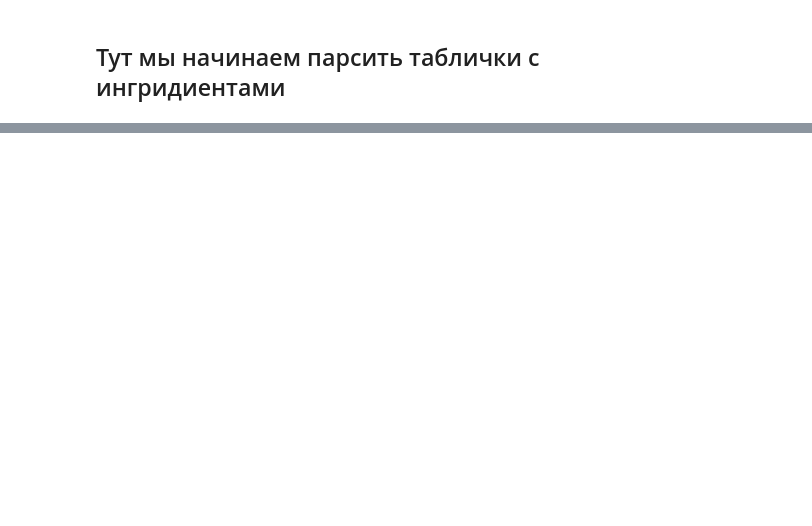
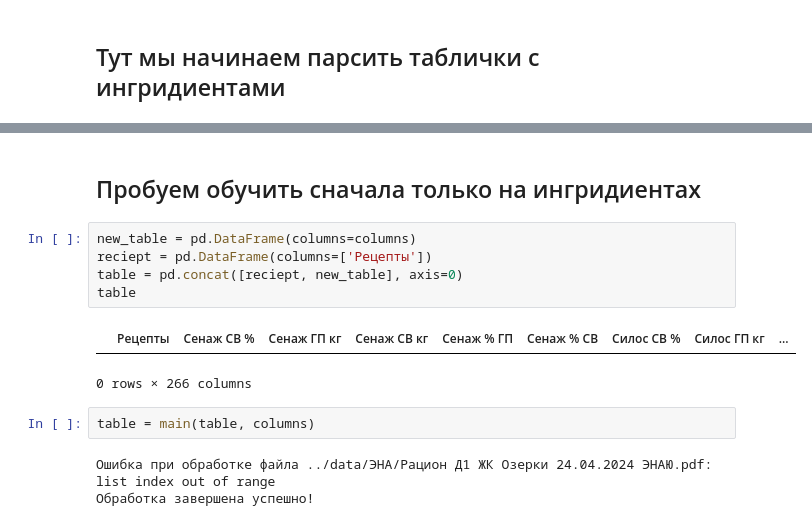
Before and after one commit to Sosylka19/EcoNiva-Cows, a Jupyter notebook: src/tables.ipynb, the cells around one changed output, grey strips where cells are left out. Drawn from its saved outputs; the diff is of its cells as text; blank space fills up the shorter version.

```diff
--- a/src/tables.ipynb
+++ b/src/tables.ipynb
@@ -151,0 +173,15 @@ data
+# %% [markdown]
+## Пробуем обучить сначала только на ингридиентах
+# %%
+new_table = pd.DataFrame(columns=columns)
+reciept = pd.DataFrame(columns=['Рецепты'])
+table = pd.concat([reciept, new_table], axis=0)
+table
+# %% [output]
+|  | Рецепты | Сенаж СВ % | Сенаж ГП кг | Сенаж СВ кг | Сенаж % ГП | Сенаж % СВ | Силос СВ % | Силос ГП кг | ... |
+0 rows × 266 columns
+# %%
+table = main(table, columns)
+# %% [output]
+Ошибка при обработке файла ../data/ЭНА/Рацион Д1 ЖК Озерки 24.04.2024 ЭНАЮ.pdf: list index out of range
+Обработка завершена успешно!
```
Also changed, not shown: parts of 11 cells of this notebook, 11 other files.
